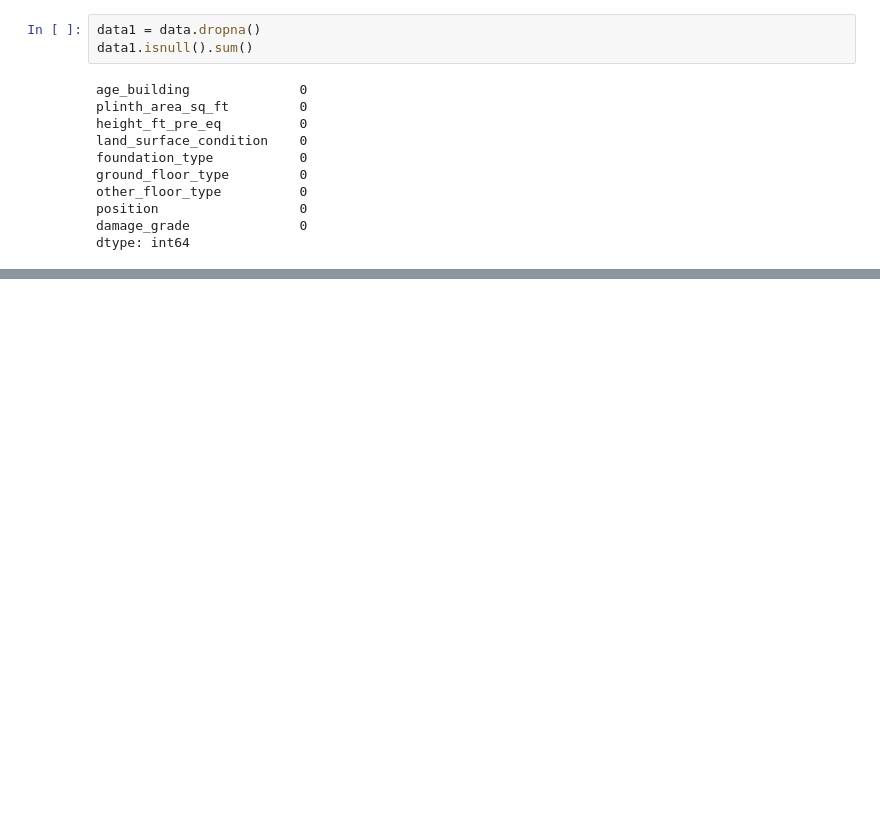
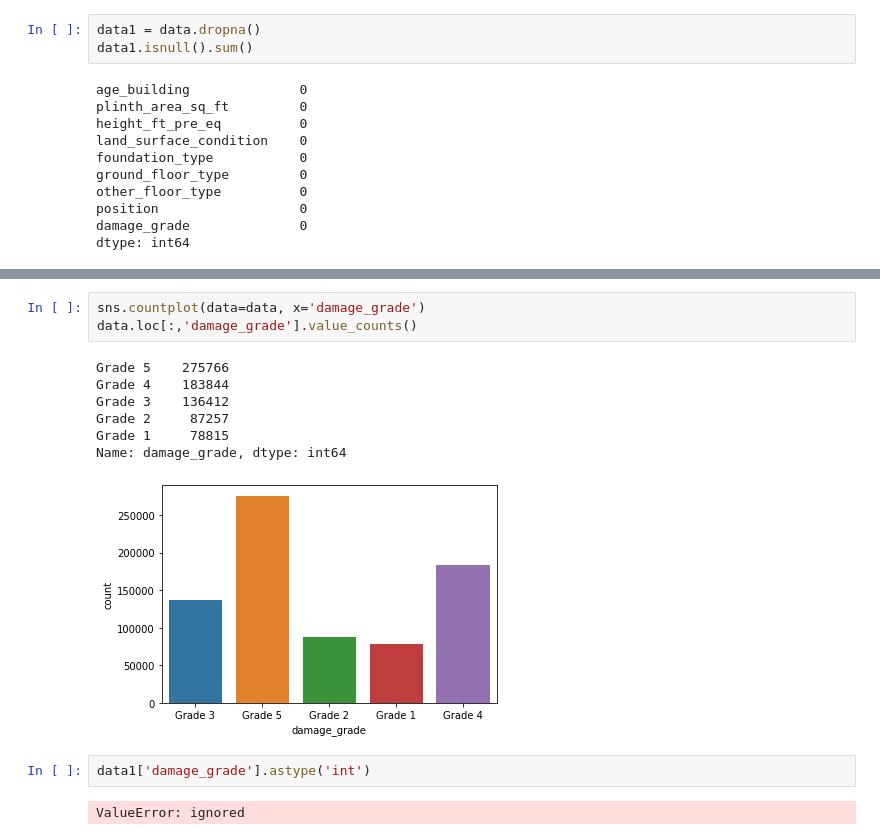
Before and after one commit to rivkms/2021atp_Earthquake-Damage, a Jupyter notebook: main.ipynb, the cells around one changed output, grey strips where cells are left out. Saved outputs shown, nothing was run; the diff lists cells and outputs as text; blank space fills up the shorter version.

Commit message:
.astype int로 변경중 중단

```diff
--- a/main.ipynb
+++ b/main.ipynb
@@ -182,0 +225,15 @@ dtype: int64
+# %%
+sns.countplot(data=data, x='damage_grade')
+data.loc[:,'damage_grade'].value_counts()
+# %% [output]
+Grade 5    275766
+Grade 4    183844
+Grade 3    136412
+Grade 2     87257
+Grade 1     78815
+Name: damage_grade, dtype: int64
+[figure, added]
+# %%
+data1['damage_grade'].astype('int')
+# %% [output]
+ValueError: ignored
```
Also changed, not shown: parts of 7 cells of this notebook.
